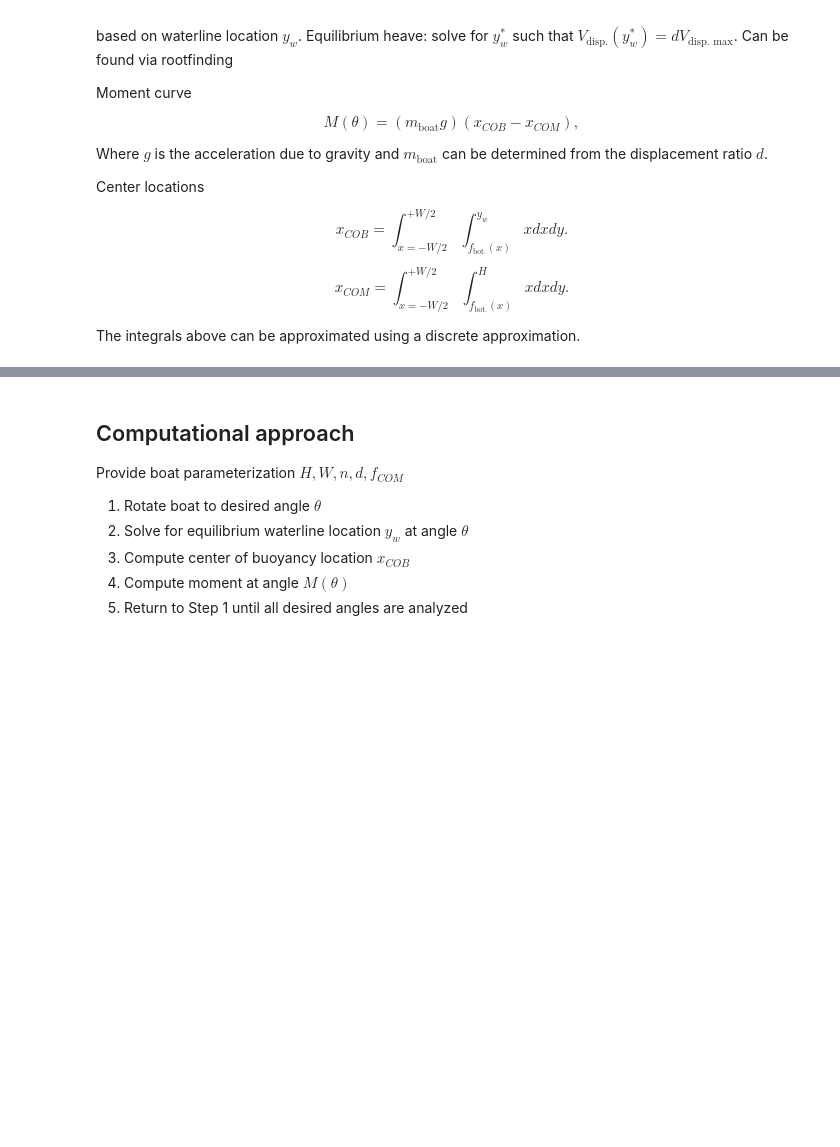
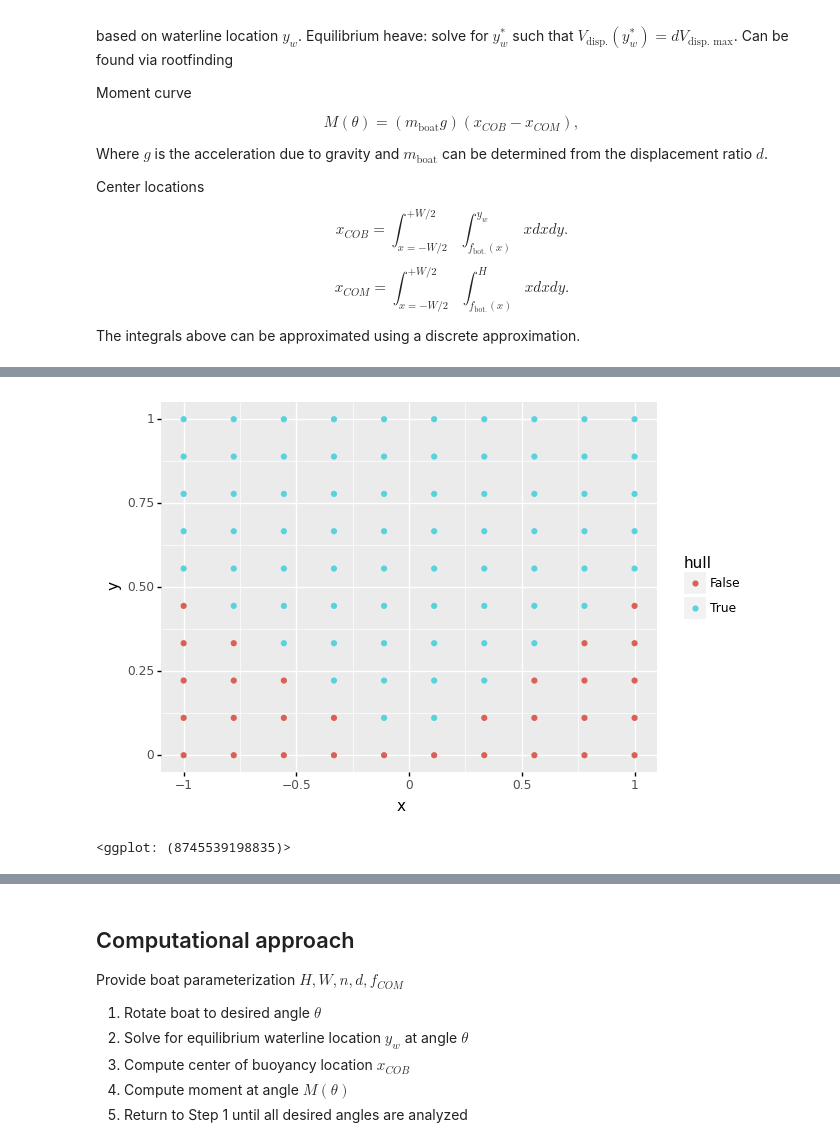
Before and after one commit to zdelrosario/boat-stability, a Jupyter notebook: siam-ch.ipynb, the cells around one changed output, grey strips where cells are left out. Cells and saved outputs as stored; diff of their text form; code cells hidden in the pictures; blank space fills up the shorter version.

```diff
--- a/siam-ch.ipynb
+++ b/siam-ch.ipynb
@@ -96,0 +114,20 @@ TODO
+# %%
+H = 1.0
+W = 1.0
+n = 1
+n_x = 10
+n_y = 10
+
+(
+    gr.df_grid(x=gr.linspace(-1, +1, n_x), y=gr.linspace(0, +1, n_y))
+    >> gr.tf_mutate(
+        hull=(H * gr.abs(DF.x / W / 2)**n <= DF.y) & (DF.y <= H)
+    )
+
+    >> gr.ggplot(gr.aes("x", "y"))
+    + gr.geom_point(gr.aes(color="hull"))
+    + gr.theme_minimal()
+)
+# %% [output]
+[figure, added]
+<ggplot: (8745539198835)>
```
Also changed, not shown: parts of 24 cells of this notebook.
